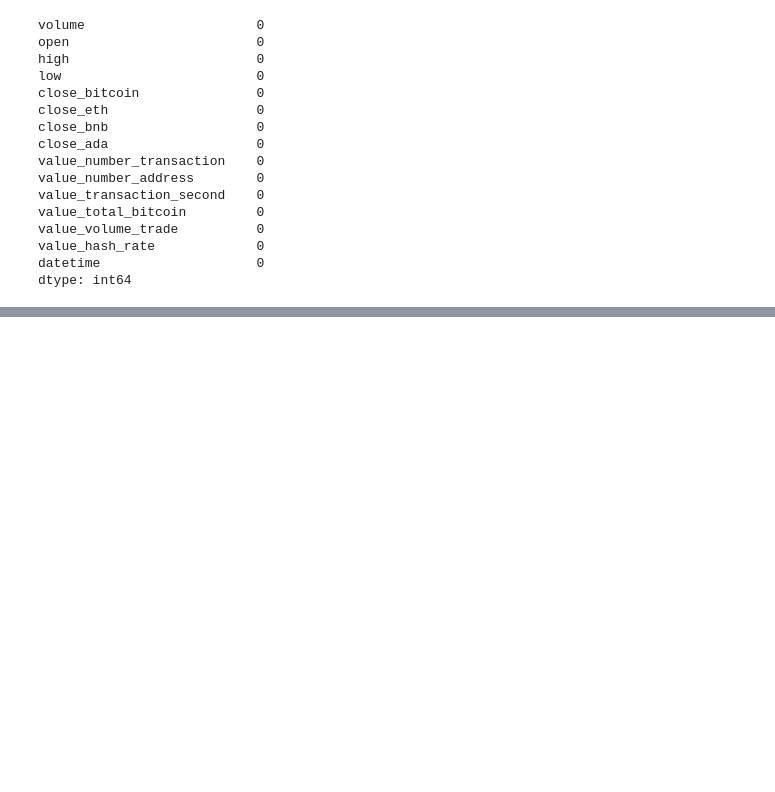
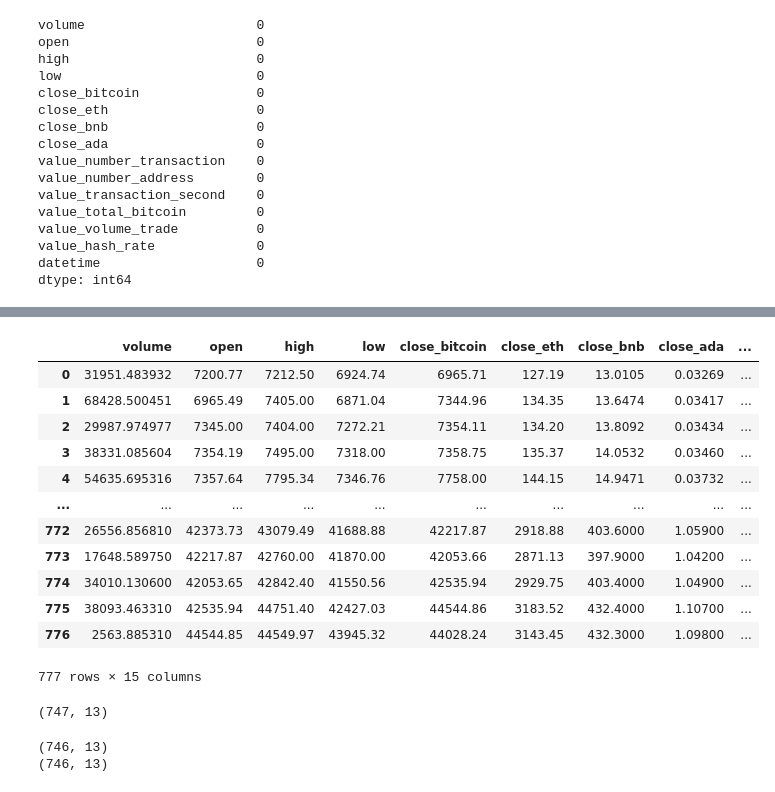
Before and after one commit to kevctae/Bittooth, a Jupyter notebook: notebooks/LTSM.ipynb, the cells around one changed output, grey strips where cells are left out. Cells and saved outputs as stored; diff of their text form; code cells hidden in the pictures; blank space fills up the shorter version.

```diff
--- a/notebooks/LTSM.ipynb
+++ b/notebooks/LTSM.ipynb
@@ -173,0 +155,21 @@ WARNING: Ignoring invalid distribution -ystan (/Users/pingping/.pyenv/versions/3
+# %%
+prediction_days = 30
+df=bitcoin
+df_train= df[:len(df)-prediction_days]
+df_test= df[len(df)-prediction_days:]
+# %%
+df
+# %% [output]
+|  | volume | open | high | low | close_bitcoin | close_eth | close_bnb | close_ada | ... |
+| 0 | 31951.483932 | 7200.77 | 7212.50 | 6924.74 | 6965.71 | 127.19 | 13.0105 | 0.03269 | ... |
+| 1 | 68428.500451 | 6965.49 | 7405.00 | 6871.04 | 7344.96 | 134.35 | 13.6474 | 0.03417 | ... |
+| 2 | 29987.974977 | 7345.00 | 7404.00 | 7272.21 | 7354.11 | 134.20 | 13.8092 | 0.03434 | ... |
+| 3 | 38331.085604 | 7354.19 | 7495.00 | 7318.00 | 7358.75 | 135.37 | 14.0532 | 0.03460 | ... |
+| 4 | 54635.695316 | 7357.64 | 7795.34 | 7346.76 | 7758.00 | 144.15 | 14.9471 | 0.03732 | ... |
+| ... | ... | ... | ... | ... | ... | ... | ... | ... | ... |
+| 772 | 26556.856810 | 42373.73 | 43079.49 | 41688.88 | 42217.87 | 2918.88 | 403.6000 | 1.05900 | ... |
+| 773 | 17648.589750 | 42217.87 | 42760.00 | 41870.00 | 42053.66 | 2871.13 | 397.9000 | 1.04200 | ... |
+| 774 | 34010.130600 | 42053.65 | 42842.40 | 41550.56 | 42535.94 | 2929.75 | 403.4000 | 1.04900 | ... |
+| 775 | 38093.463310 | 42535.94 | 44751.40 | 42427.03 | 44544.86 | 3183.52 | 432.4000 | 1.10700 | ... |
+| 776 | 2563.885310 | 44544.85 | 44549.97 | 43945.32 | 44028.24 | 3143.45 | 432.3000 | 1.09800 | ... |
+777 rows × 15 columns
@@ -173,0 +178,14 @@ WARNING: Ignoring invalid distribution -ystan (/Users/pingping/.pyenv/versions/3
+# %%
+training_set = min_max_scaler.fit_transform(training_set)
+training_set.shape
+# %% [output]
+(747, 13)
+# %%
+x_train = training_set[0:len(training_set)-1]
+print(x_train.shape)
+y_train = training_set[1:len(training_set)]
+print(y_train.shape)
+# x_train = np.reshape(x_train, (len(x_train), 1, 1))
+# %% [output]
+(746, 13)
+(746, 13)
```
Also changed, not shown: parts of 4 cells of this notebook, 3 other files.
